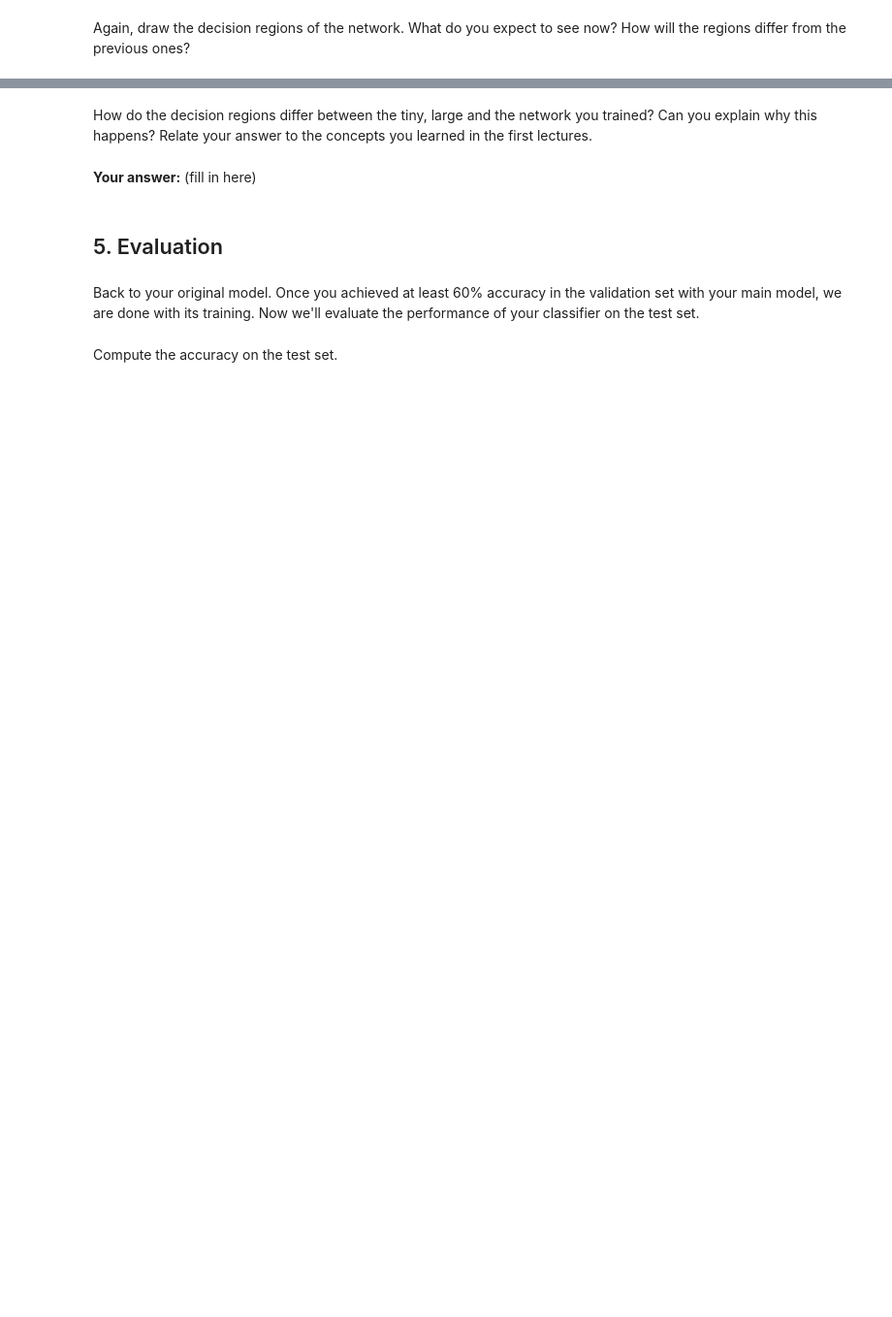
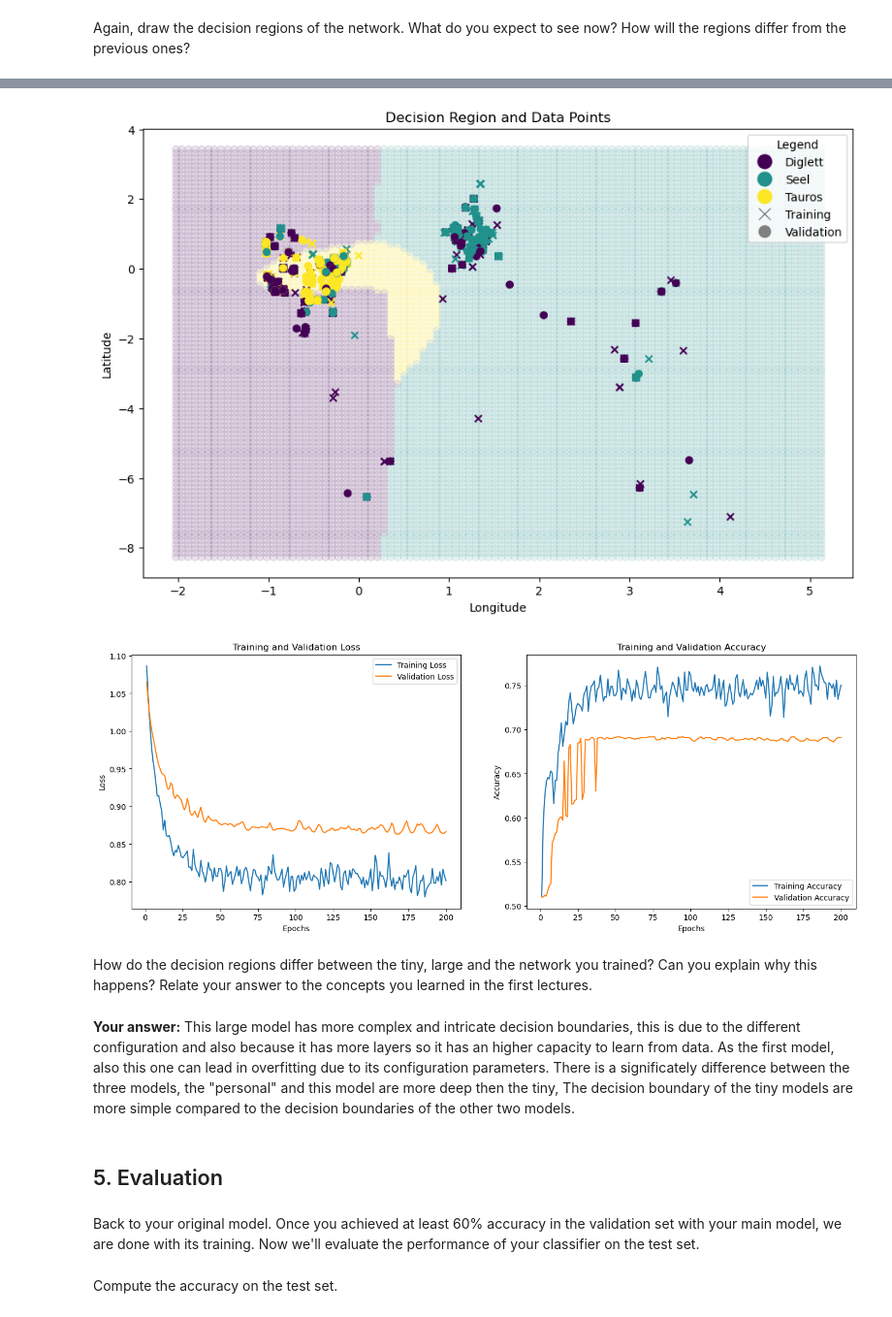
Before and after one commit to Tiazzo/my_dpl, a Jupyter notebook: IHA2/IHA2.ipynb, the cells around one changed output, grey strips where cells are left out. Shown at 97% size. Cells and saved outputs as stored; diff of their text form; code cells hidden in the pictures; blank space fills up the shorter version.

```diff
--- a/IHA2/IHA2.ipynb
+++ b/IHA2/IHA2.ipynb
@@ -839,23 +871,19 @@ Next, create a neural network `large_model` with many layers and/or hidden units
 Feel free to experiment, but if you get stuck, our model is a MLP with an input layer, 4 hidden layers with 1024 units each, and an output layer. We used the ReLU activation function between each layer and a softmax for the output layer. We used the Adam optimizer with a learning rate of 0.003 and a batch size of 512. We trained for at least a few hundred epochs. Also, normalizing the input can be helpful (zero mean and unit variance).
 # %%
 # YOUR CODE HERE
-class large_model(nn.Module):
+class LargeModel(nn.Module):
     def __init__(self, input_size, num_classes):
-        super(large_model, self).__init__()
-        self.fc1 = nn.Linear(input_size, 512)
-        self.fc2 = nn.Linear(512, 512)
-        self.fc3 = nn.Linear(512, 512)
-        self.fc4 = nn.Linear(512, 512)
-        self.fc5 = nn.Linear(512, num_classes)
+        super(LargeModel, self).__init__()
+        self.fc1 = nn.Linear(input_size, 1024)
+        self.fc2 = nn.Linear(1024, 1024)
+        self.fc3 = nn.Linear(1024, 1024)
+        self.fc4 = nn.Linear(1024, num_classes)
 
     def forward(self, x):
         x = torch.relu(self.fc1(x))
         x = torch.relu(self.fc2(x))
         x = torch.relu(self.fc3(x))
-        x = torch.relu(self.fc4(x))
-        x = torch.softmax(self.fc5(x), dim=1)
+        x = torch.softmax(self.fc4(x), dim=1)
         return x
 
-large_model = large_model(input_size=2, num_classes=3)
-device = torch.device("cuda" if torch.cuda.is_available() else "cpu")
-large_model.to(device)
+large_model = LargeModel(input_size=2, num_classes=3)
@@ -937,0 +895,18 @@ Epoch [200/200], Train Loss: 0.7936, Train Acc: 0.7573, Val Loss: 0.7936, Val Ac
+# %%
+# YOUR CODE HERE
+device = torch.device("cuda" if torch.cuda.is_available() else "cpu")
+large_model.to(device)
+
+epochs = 200
+loss_fn = nn.CrossEntropyLoss()
+optimizer = torch.optim.Adam(large_model.parameters(), lr=0.0001)
+
+train_losses, val_losses, train_accuracies, val_accuracies = train_model(
+    model=large_model,
+    optimizer=optimizer,
+    loss_fn=loss_fn,
+    num_epochs=epochs,
+    train_dataloader=loader_train,
+    val_dataloader=loader_val,
+    device=device,
+)
@@ -938,7 +934,14 @@ Epoch [200/200], Train Loss: 0.7936, Train Acc: 0.7573, Val Loss: 0.7936, Val Ac
+# %%
+plot_decision_region(large_model, x_train, y_train, x_val, y_val)
+plot_results(train_losses, val_losses, train_accuracies, val_accuracies)
+# %% [output]
+[figure, added]
+[figure, added]
 # %% [markdown]
 How do the decision regions differ between the tiny, large and the network you trained? Can you explain why this happens? Relate your answer to the concepts you learned in the first lectures.
-# %% [markdown]
-**Your answer:** (fill in here)
+# %% [markdown]
+**Your answer:** This large model has more complex and intricate decision boundaries, this is due to the different configuration and also because it has more layers so it has an higher capacity to learn from data. As the first model, also this one can lead in overfitting due to its configuration parameters.
+There is a significately difference between the three models, the "personal" and this model are more deep then the tiny, The decision boundary of the tiny models are more simple compared to the decision boundaries of the other two models.
 # %% [markdown]
 ## 5. Evaluation
 # %% [markdown]
```
Also changed, not shown: parts of 46 cells of this notebook.
